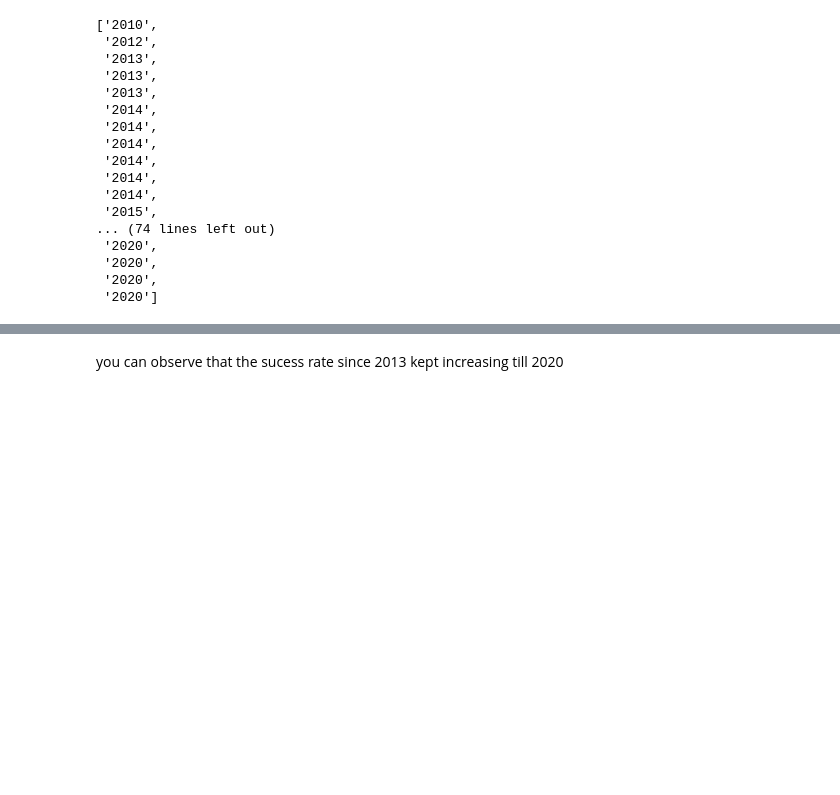
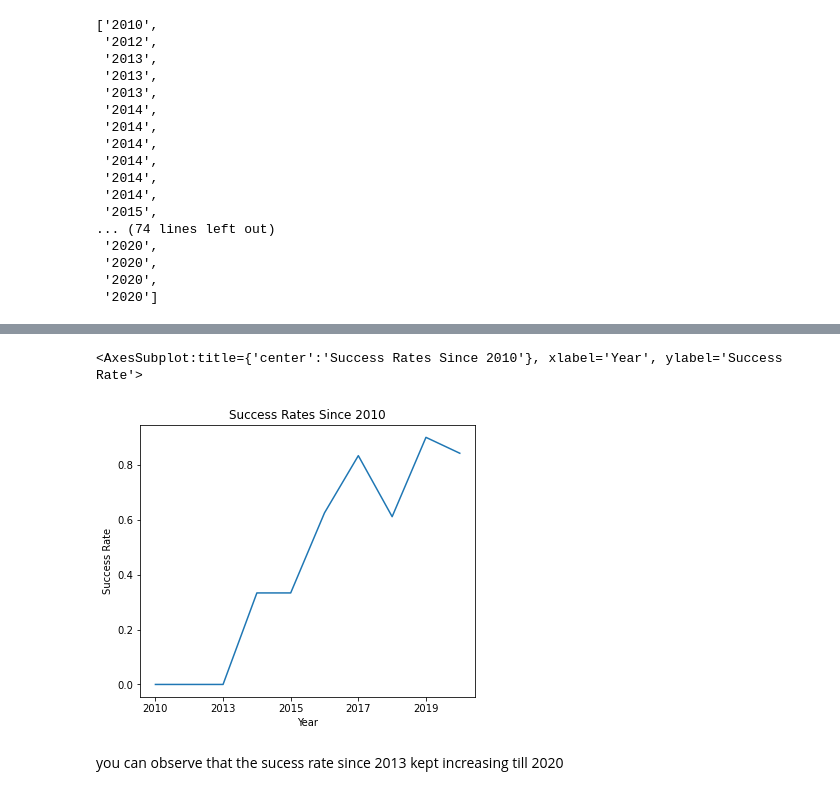
Before and after one commit to SyedA5688/IBM_Data_Science_Capstone_Project, a Jupyter notebook: Exploratory Data Analysis with Visualization Lab.ipynb, the cells around one changed output, grey strips where cells are left out. Cells and saved outputs as stored; diff of their text form; code cells hidden in the pictures; blank space fills up the shorter version.

Commit message:
Updates EDA with Data Vis yearly success rate graph

```diff
--- a/Exploratory Data Analysis with Visualization Lab.ipynb
+++ b/Exploratory Data Analysis with Visualization Lab.ipynb
@@ -198,0 +202,4 @@ plt.plot(year, df.groupby(['Date'])['Class'].mean())
+# %%
+lst = [date_str[0:4] for date_str in df['Date']]
+df['Year'] = lst
+df.head()
@@ -199,3 +213,9 @@ plt.plot(year, df.groupby(['Date'])['Class'].mean())
+# %%
+df_gpby_yr = df.groupby(['Year'])['Class'].mean()
+df_gpby_yr.plot(kind='line', title='Success Rates Since 2010', ylabel='Success Rate', xlabel='Year', figsize=(6, 5))
+# %% [output]
+<AxesSubplot:title={'center':'Success Rates Since 2010'}, xlabel='Year', ylabel='Success Rate'>
+[figure, added]
 # %% [markdown]
 you can observe that the sucess rate since 2013 kept increasing till 2020
 # %% [markdown]
```
Also changed, not shown: parts of 5 cells of this notebook.
